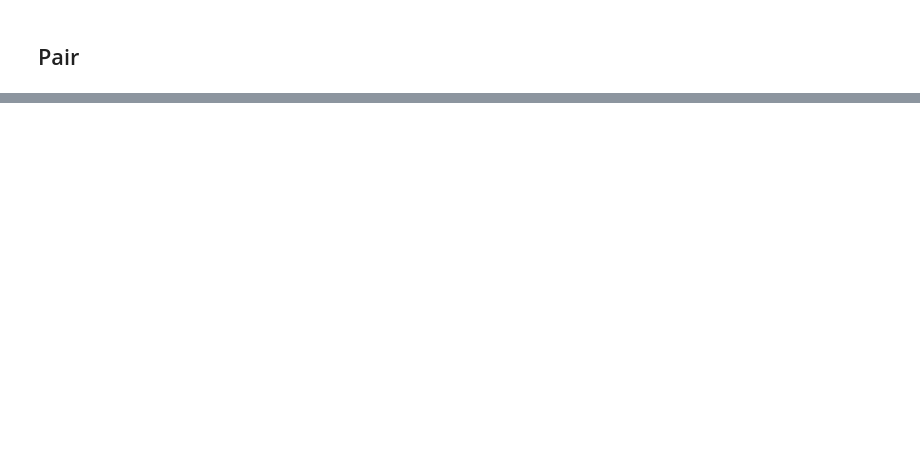
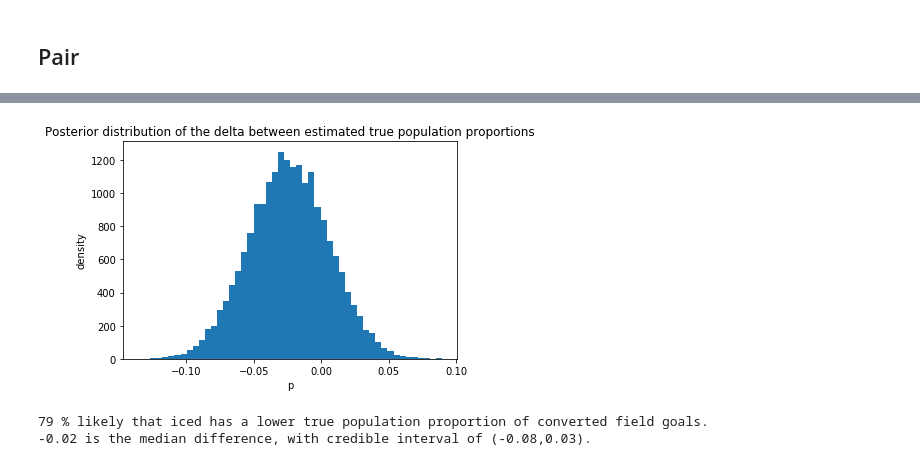
Before and after one commit to lewisbails/nfl-project, a Jupyter notebook: notebooks/icing.ipynb, the cells around one changed output, grey strips where cells are left out. Drawn from its saved outputs; the diff is of its cells as text; code cells hidden in the pictures; blank space fills up the shorter version.

```diff
--- a/notebooks/icing.ipynb
+++ b/notebooks/icing.ipynb
@@ -36,0 +103,13 @@ df_iced
+# %%
+noice = {}
+for index, row in df_iced.iterrows():
+    mask = get_mask(df, row)
+    df_choices = get_diff(df[mask],row).sort_values(['dist_d','year_d','kicks_d','wind_d','temperature_d','seasons_d','age_d'])
+    for i, choice in df_choices.iterrows():
+        if i not in noice:
+            choice['match_pid'] = index
+            noice[i] = choice
+            break
+print(len(df_iced)-len(noice), 'are missing matches.')
+df_noice = pd.DataFrame.from_dict(noice, orient='index').sort_values(['dist_d','year_d','seasons_d'])
+df_noice
@@ -36,0 +218,17 @@ df_iced
+# %%
+posterior_diff = samples_posterior_ice - samples_posterior_noice
+
+plt.hist(posterior_diff, histtype='stepfilled', bins=50)
+plt.xlabel('p')
+plt.ylabel('density')
+plt.title('Posterior distribution of the delta between estimated true population proportions')
+plt.show()
+print(int((samples_posterior_ice<samples_posterior_noice).mean()*100), r'% likely that iced has a lower true population proportion of converted field goals.')
+
+from scipy.stats import bayes_mvs
+center, _, std = bayes_mvs(posterior_diff, alpha=0.95)
+print(f'{round(center.statistic,2)} is the median difference, with credible interval of ({round(center.statistic-1.96*std.statistic,2)},{round(center.statistic+1.96*std.statistic,2)}).')
+# %% [output]
+[figure, added]
+79 % likely that iced has a lower true population proportion of converted field goals.
+-0.02 is the median difference, with credible interval of (-0.08,0.03).
```
Also changed, not shown: parts of 17 cells of this notebook, 1 other file.
